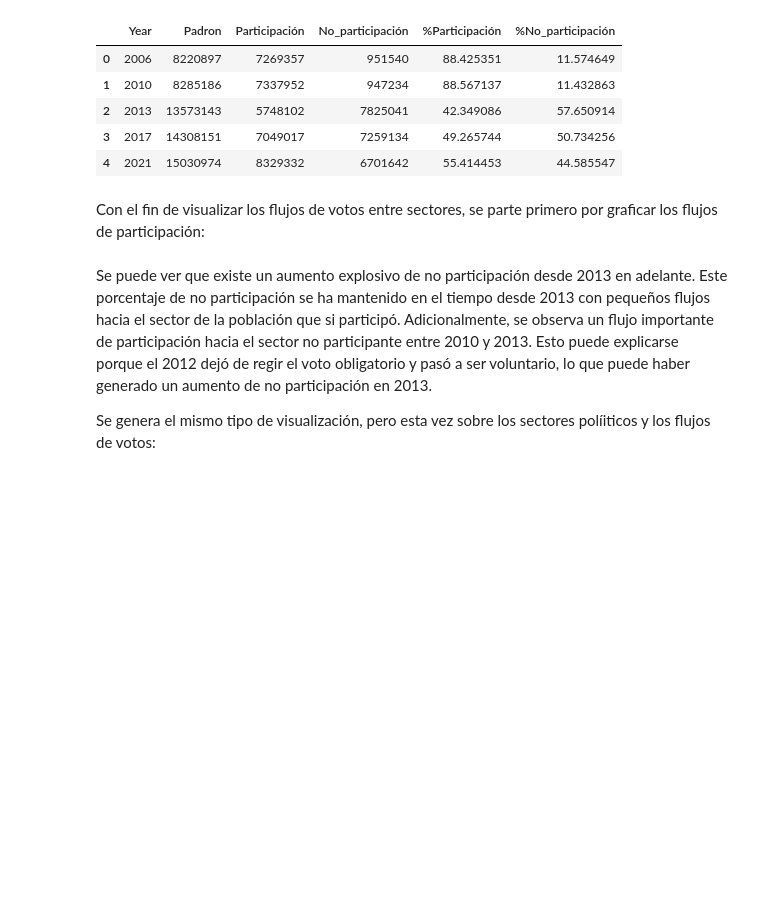
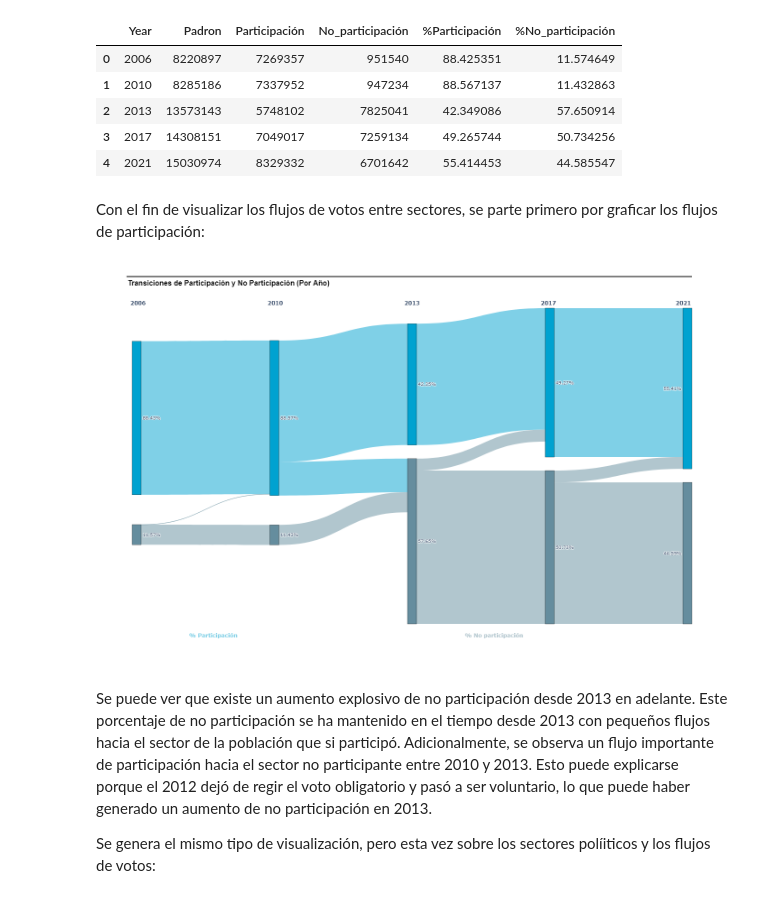
Before and after one commit to DiegoLeonG96/VisInfo_T4, a Jupyter notebook: Ideando_historia.ipynb, the cells around one changed output. Cells and saved outputs as stored; diff of their text form; code cells hidden in the pictures; blank space fills up the shorter version.

Commit message:
Haciendo sankeys visibles y añadiendo entregable

```diff
--- a/Ideando_historia.ipynb
+++ b/Ideando_historia.ipynb
@@ -622,34 +623,37 @@ fig.update_layout(
 )
 
 # Añadir años en la parte superior
 fig.add_annotation(
     x=-0.005, y=1.03, xref="paper", yref="paper",
     text="<b>2006</b>",
     showarrow=False, font=dict(size=12)
 )
 fig.add_annotation(
     x=0.24, y=1.03, xref="paper", yref="paper",
     text="<b>2010</b>",
     showarrow=False, font=dict(size=12)
 )
 fig.add_annotation(
     x=0.5, y=1.03, xref="paper", yref="paper",
     text="<b>2013</b>",
     showarrow=False, font=dict(size=12)
 )
 fig.add_annotation(
     x=0.76, y=1.03, xref="paper", yref="paper",
     text="<b>2017</b>",
     showarrow=False, font=dict(size=12)
 )
 fig.add_annotation(
     x=1, y=1.03, xref="paper", yref="paper",
     text="<b>2021</b>",
     showarrow=False, font=dict(size=12)
 )
 
 
-fig.show()
+fig.write_image("sankey_participaciones.png")
+Image("sankey_participaciones.png")
+# %% [output]
+[figure, added]
 # %% [markdown]
 Se puede ver que existe un aumento explosivo de no participación desde 2013 en adelante. Este porcentaje de no participación se ha mantenido en el tiempo desde 2013 con pequeños flujos hacia el sector de la población que si participó. Adicionalmente, se observa un flujo importante de participación hacia el sector no participante entre 2010 y 2013. Esto puede explicarse porque el 2012 dejó de regir el voto obligatorio y pasó a ser voluntario, lo que puede haber generado un aumento de no participación en 2013.
 
```
Also changed, not shown: parts of 3 cells of this notebook, 5 other files.
